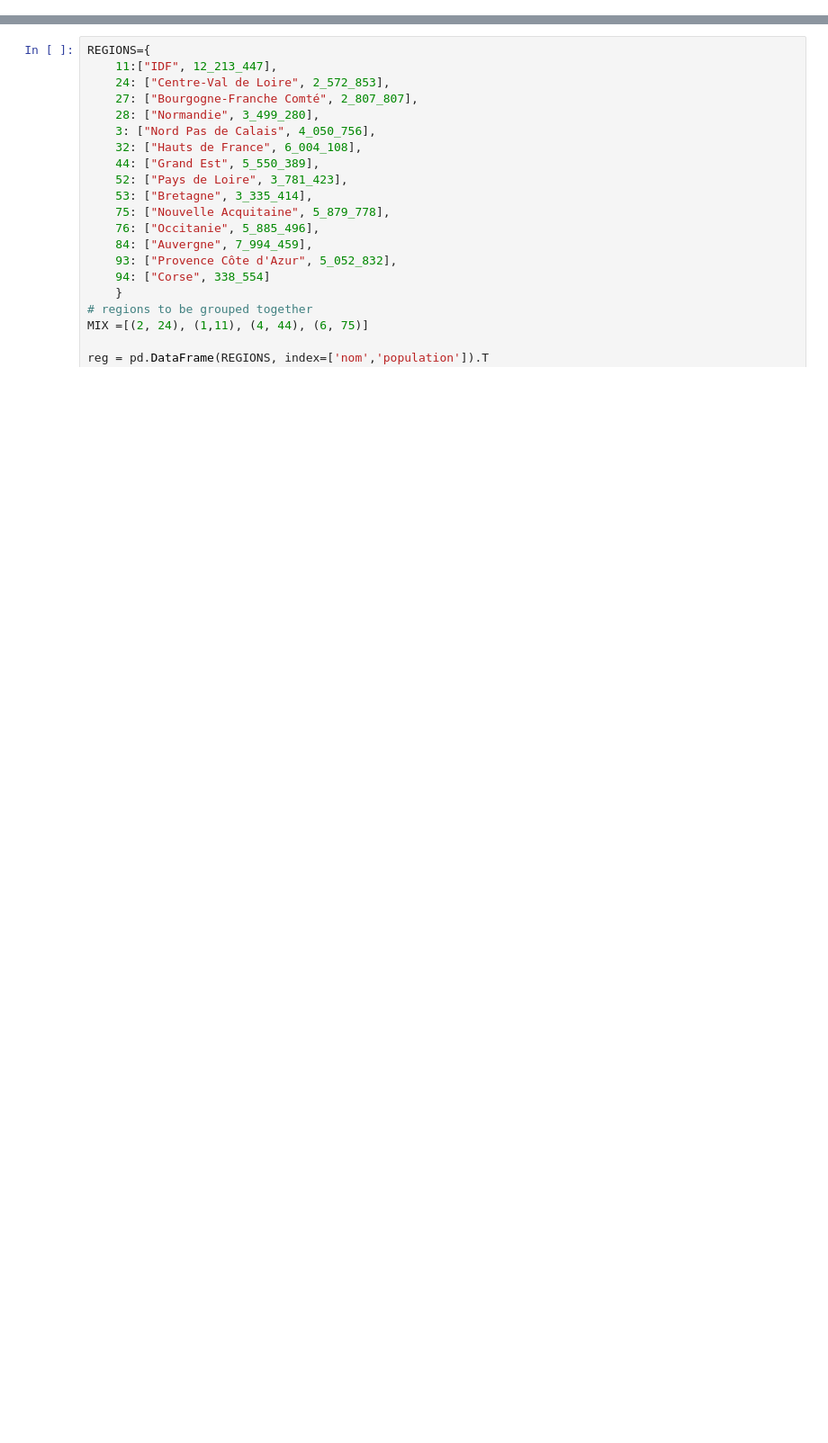
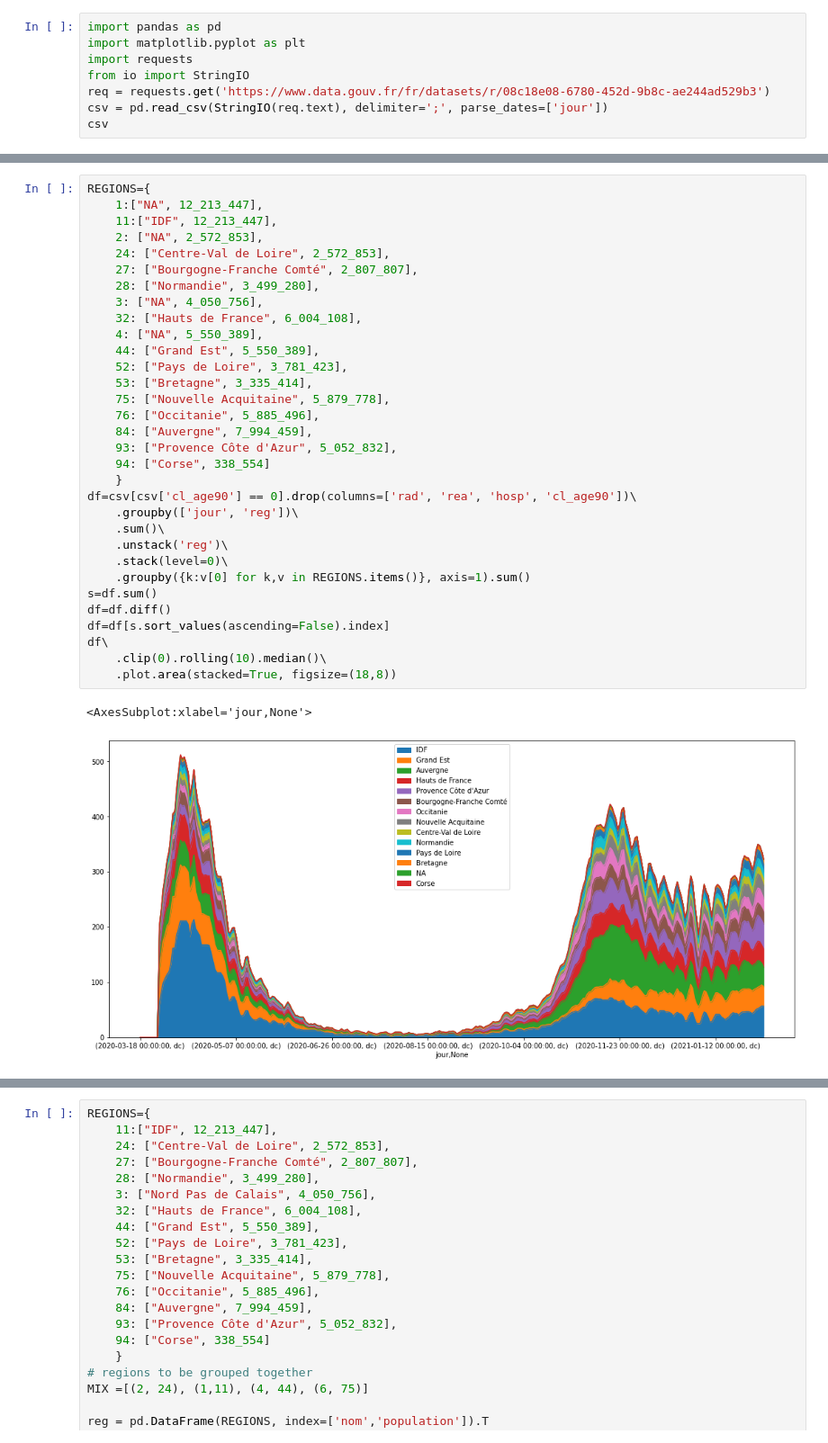
Before and after one commit to fguilleme/deces, a Jupyter notebook: covid-par-region.ipynb, the cells around one changed output, grey strips where cells are left out. Shown at 90% size. Saved outputs shown, nothing was run; the diff lists cells and outputs as text; blank space fills up the shorter version.

```diff
--- a/covid-par-region.ipynb
+++ b/covid-par-region.ipynb
@@ -0,0 +1,8 @@
+# %%
+import pandas as pd
+import matplotlib.pyplot as plt
+import requests
+from io import StringIO
+req = requests.get('https://www.data.gouv.fr/fr/datasets/r/08c18e08-6780-452d-9b8c-ae244ad529b3')
+csv = pd.read_csv(StringIO(req.text), delimiter=';', parse_dates=['jour'])
+csv
@@ -0,0 +25,35 @@
+# %%
+REGIONS={
+    1:["NA", 12_213_447],
+    11:["IDF", 12_213_447],
+    2: ["NA", 2_572_853],
+    24: ["Centre-Val de Loire", 2_572_853],
+    27: ["Bourgogne-Franche Comté", 2_807_807],
+    28: ["Normandie", 3_499_280],
+    3: ["NA", 4_050_756],
+    32: ["Hauts de France", 6_004_108],
+    4: ["NA", 5_550_389],
+    44: ["Grand Est", 5_550_389],
+    52: ["Pays de Loire", 3_781_423],
+    53: ["Bretagne", 3_335_414],
+    75: ["Nouvelle Acquitaine", 5_879_778],
+    76: ["Occitanie", 5_885_496],
+    84: ["Auvergne", 7_994_459],
+    93: ["Provence Côte d'Azur", 5_052_832],
+    94: ["Corse", 338_554]
+    }
+df=csv[csv['cl_age90'] == 0].drop(columns=['rad', 'rea', 'hosp', 'cl_age90'])\
+    .groupby(['jour', 'reg'])\
+    .sum()\
+    .unstack('reg')\
+    .stack(level=0)\
+    .groupby({k:v[0] for k,v in REGIONS.items()}, axis=1).sum()
+s=df.sum()
+df=df.diff()
+df=df[s.sort_values(ascending=False).index]
+df\
+    .clip(0).rolling(10).median()\
+    .plot.area(stacked=True, figsize=(18,8))
+# %% [output]
+<AxesSubplot:xlabel='jour,None'>
+[figure, added]
```
Also changed, not shown: parts of 8 cells of this notebook, 2 other files.
